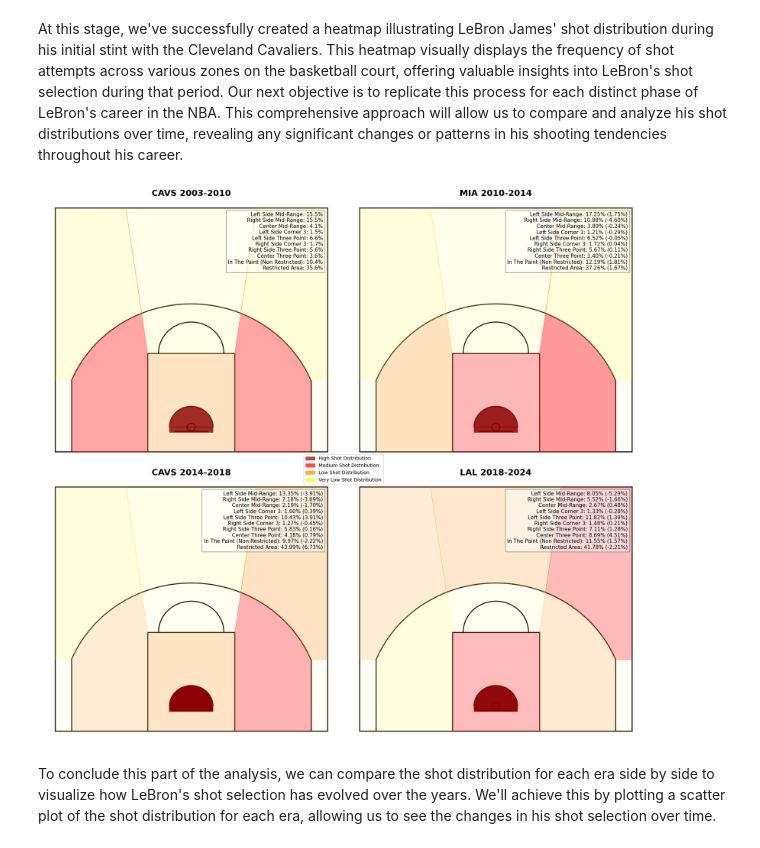
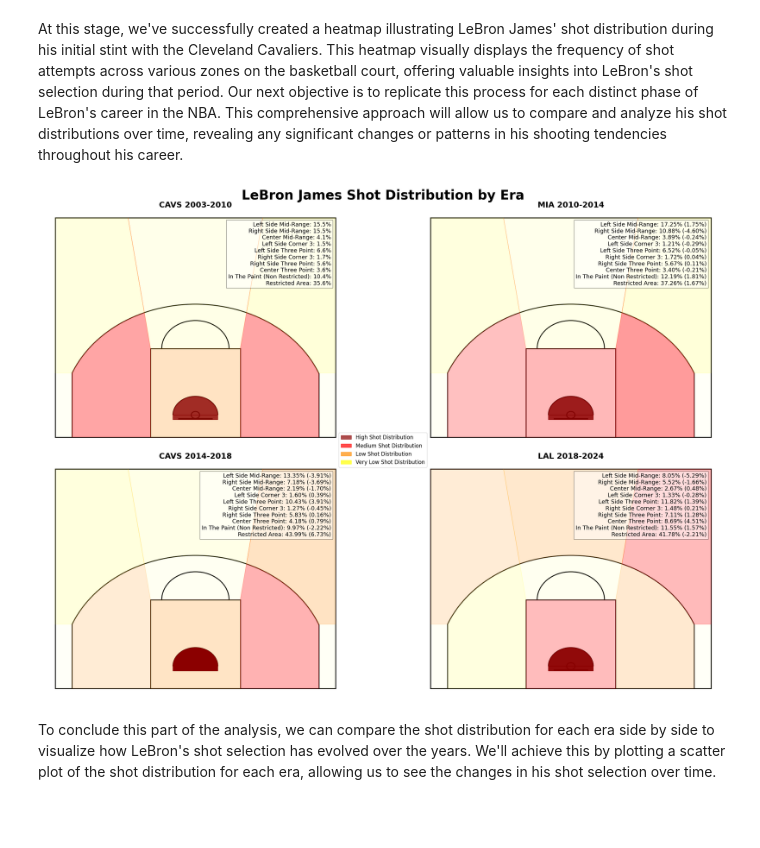
Before and after one commit to francescobortuzzo/DataScienceProject, a Jupyter notebook: creazione_plot/plot.ipynb, the cells around one changed output. Drawn from its saved outputs; the diff is of its cells as text; code cells hidden in the pictures; blank space fills up the shorter version.

```diff
--- a/creazione_plot/plot.ipynb
+++ b/creazione_plot/plot.ipynb
@@ -300,12 +302,15 @@ print(max_value)
 
 # Calculate the bounds for the color scale
 # High percentage
-high = 0.7 * max_value
+#high = 30.8%
+high = 0.68 * max_value
 
 # Medium percentage
-medium = 0.25 * max_value
+#medium = 10%
+medium = 0.24 * max_value
 
 # Low percentage
+#low = 6.5%
 low = 0.15 * max_value
 
 levels = ['very_low', 'low', 'medium', 'high']
@@ -377,7 +383,7 @@ plot_shot_distribution(distribution_cavs1, alpha=1, title='LeBron James Shot Dis
 At this stage, we've successfully created a heatmap illustrating LeBron James' shot distribution during his initial stint with the Cleveland Cavaliers. This heatmap visually displays the frequency of shot attempts across various zones on the basketball court, offering valuable insights into LeBron's shot selection during that period. Our next objective is to replicate this process for each distinct phase of LeBron's career in the NBA. This comprehensive approach will allow us to compare and analyze his shot distributions over time, revealing any significant changes or patterns in his shooting tendencies throughout his career.
 # %%
 # Funzione per disegnare il campo e riempire le aree
-def draw_and_fill(ax, title, distribution, color_opacity):
+def draw_and_fill(ax, title, color_opacity):
     draw_court(ax)
     areas = create_polygons()
     for area in areas:
@@ -389,41 +395,65 @@ def draw_and_fill(ax, title, distribution, color_opacity):
 
 # Funzione per aggiungere la leggenda con la distribuzione dei tiri
 def add_legend(ax, distribution, reference_distribution=None):
     if reference_distribution is None:
         text = '\n'.join([f'{area}: {distribution[area]:.1f}%' for area in distribution.keys()])
     else:
         discards = {area: round(distribution[area] - reference_distribution[area], 2) for area in distribution.keys()}
         text = '\n'.join([f'{area}: {distribution[area]:.2f}% ({discards[area]:.2f}%)' for area in distribution.keys()])
-    ax.text(0.94, 0.95, text, fontsize=11, verticalalignment='top', horizontalalignment='right',
+    ax.text(0.94, 0.95, text, fontsize=13, verticalalignment='top', horizontalalignment='right',
             transform=ax.transAxes, bbox=dict(facecolor='white', edgecolor='black', alpha=0.5))
 
 # Crea la figura e gli assi
-fig, axs = plt.subplots(2, 2, figsize=(18, 16.5))
+W_subplots = 12  # Larghezza dei subplots
+H_subplots = 11  # Altezza dei subplots
+width_space = 6   # Spaziatura laterale
+height_space = 0.2  # Spaziatura verticale
+
+# Dimensioni del subplot
+subplot_width = 9
+subplot_height = H_subplots * (subplot_width / W_subplots)
+
+# Dimensioni del plot
+fig_width = 2 * subplot_width + width_space
+fig_height = subplot_height * 2 + height_space
+
+fig, axs = plt.subplots(2, 2, figsize=(fig_width, fig_height))
 
 # Disegna e riempi i campi per ciascun periodo
-draw_and_fill(axs[0, 0], 'CAVS 2003-2010', distribution_cavs1, color_and_opacity(distribution_cavs1, 1))
-draw_and_fill(axs[0, 1], 'MIA 2010-2014', distribution_mia, color_and_opacity(distribution_mia, 1))
-draw_and_fill(axs[1, 0], 'CAVS 2014-2018', distribution_cavs2, color_and_opacity(distribution_cavs2, 1))
-draw_and_fill(axs[1, 1], 'LAL 2018-2024', distribution_lal, color_and_opacity(distribution_lal, 1))
+draw_and_fill(axs[0, 0], 'CAVS 2003-2010', color_and_opacity(distribution_cavs1, 1))
+draw_and_fill(axs[0, 1], 'MIA 2010-2014', color_and_opacity(distribution_mia, 1))
+draw_and_fill(axs[1, 0], 'CAVS 2014-2018', color_and_opacity(distribution_cavs2, 1))
+draw_and_fill(axs[1, 1], 'LAL 2018-2024', color_and_opacity(distribution_lal, 1))
 
 # Aggiungi le leggende
 add_legend(axs[0, 0], distribution_cavs1)
 add_legend(axs[0, 1], distribution_mia, distribution_cavs1)
 add_legend(axs[1, 0], distribution_cavs2, distribution_mia)
 add_legend(axs[1, 1], distribution_lal, distribution_cavs2)
 
+#Add Title
+fig.suptitle('LeBron James Shot Distribution by Era', fontsize=30, fontweight='bold', x=0.54)
+
+
 legend_handles = [
     patches.Patch(color='darkred', alpha=0.7, label='High Shot Distribution'),
     patches.Patch(color='red', alpha=0.7, label='Medium Shot Distribution'),
     patches.Patch(color='darkorange', alpha=0.7, label='Low Shot Distribution'),
     patches.Patch(color='yellow', alpha=0.7, label='Very Low Shot Distribution')
 ]
-fig.legend(handles=legend_handles, loc='upper center', fontsize=10, bbox_to_anchor=(0.5, 0.525), bbox_transform=plt.gcf().transFigure)
+
+# Aggiungi la legenda
+#centrata tra i subplot
+#params are set manually to fit the legend in the best way
+fig.legend(handles=legend_handles, loc='center', fontsize=12, bbox_to_anchor=(0.54, 0.483))
+
+# set width and height between subplots
+plt.subplots_adjust(wspace=6, hspace=0.2)
 
 plt.tight_layout()
 plt.show()
 # %% [output]
-[figure, old version]
+[figure, new version]
 # %% [markdown]
 To conclude this part of the analysis, we can compare the shot distribution for each era side by side to visualize how LeBron's shot selection has evolved over the years. We'll achieve this by plotting a scatter plot of the shot distribution for each era, allowing us to see the changes in his shot selection over time.
 # %%
```
Also changed, not shown: parts of 25 cells of this notebook, 7 other files.
